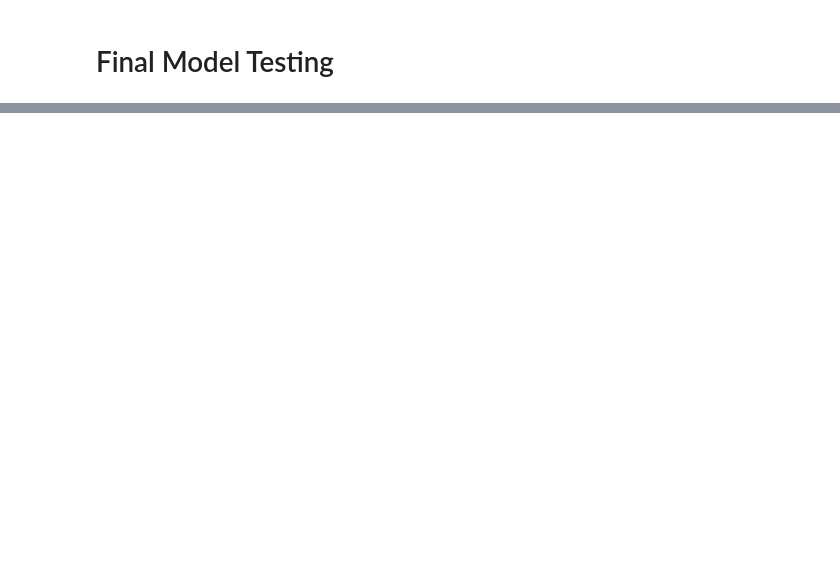
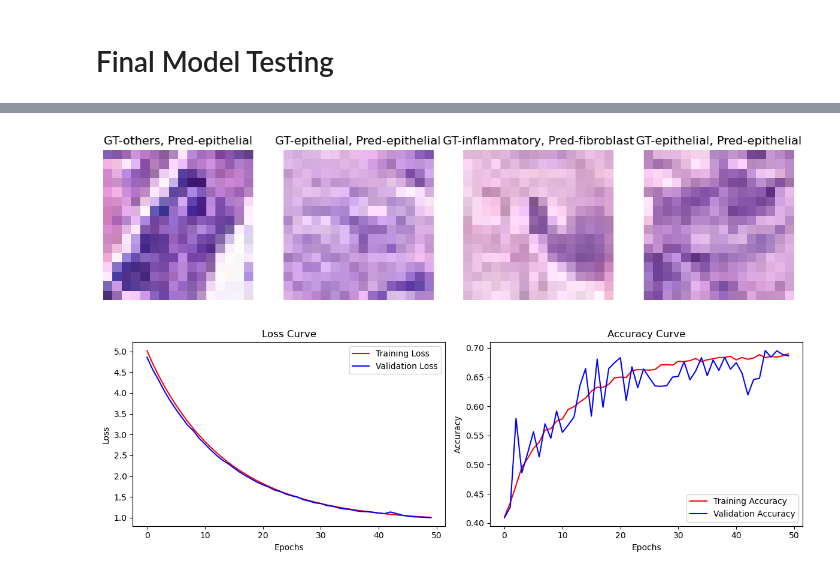
Before and after one commit to AmiruC/Machine-Learning-Cancer-Classification-Model, a Jupyter notebook: notebooks/notebook.ipynb, the cells around one changed output, grey strips where cells are left out. Saved outputs shown, nothing was run; the diff lists cells and outputs as text; code cells hidden in the pictures; blank space fills up the shorter version.

```diff
--- a/notebooks/notebook.ipynb
+++ b/notebooks/notebook.ipynb
@@ -201,2 +303,20 @@ plus use scaling
 # %% [markdown]
 # Final Model Testing
+# %%
+INPUT_DIM = (16,16,3)
+HIDDEN_LAYER_DIM = 256
+OUTPUT_CLASSES = 4
+# %%
+import tensorflow as tf
+
+tuned_model = tf.keras.Sequential([
+    tf.keras.layers.Flatten(input_shape=INPUT_DIM),
+    tf.keras.layers.Dense(HIDDEN_LAYER_DIM, activation='sigmoid', kernel_regularizer=tf.keras.regularizers.l2(0.01)),
+    tf.keras.layers.Dense(OUTPUT_CLASSES)
+])
+
+optimizer = tf.keras.optimizers.SGD(learning_rate=0.01)
+tuned_model.compile(optimizer=optimizer, loss=tf.keras.losses.CategoricalCrossentropy(from_logits=True), metrics=['categorical_accuracy'])
+tuned_model.summary()
+
+tf.keras.utils.plot_model(tuned_model, show_shapes=True)
@@ -202,0 +363,52 @@ plus use scaling
+# %%
+label_names = {'fibroblast' : 0, 'inflammatory' : 1, 'epithelial' : 2, 'others' : 3}
+# %%
+d_inv = {v: k for k, v in label_names.items()}
+plt.figure(figsize=(16,4))
+batches = 0
+for x,y in test_generator:
+        batches = batches + 1
+        y_hat = tuned_model.predict(x, verbose=0)
+        x = np.squeeze(x)
+        if batches < 5:
+            plt.subplot(1,5,batches)
+            plt.imshow(x)
+            plt.title("GT-{}, Pred-{}".format(d_inv[np.argmax(y[0])], d_inv[np.argmax(y_hat[0])] ))
+
+        else:
+            break
+
+        plt.axis('off')
+
+import matplotlib.pyplot as plt
+
+def plot_learning_curve(train_loss, val_loss, train_acc, val_acc, metric_name='Accuracy'):
+    # Plotting the Loss Curve
+    plt.figure(figsize=(12, 4))
+    plt.subplot(1, 2, 1)
+    plt.plot(train_loss, 'r-', label='Training Loss')
+    plt.plot(val_loss, 'b-', label='Validation Loss')
+    plt.xlabel('Epochs')
+    plt.ylabel('Loss')
+    plt.title('Loss Curve')
+    plt.legend()
+
+    # Plotting the Accuracy Curve
+    plt.subplot(1, 2, 2)
+    plt.plot(train_acc, 'r-', label='Training ' + metric_name)
+    plt.plot(val_acc, 'b-', label='Validation ' + metric_name)
+    plt.xlabel('Epochs')
+    plt.ylabel(metric_name)
+    plt.title('Accuracy Curve')
+    plt.legend()
+
+    plt.tight_layout()
+    plt.show()
+
+# Call the function to plot the learning curves
+plot_learning_curve(history.history['loss'], history.history['val_loss'],
+                    history.history['categorical_accuracy'], history.history['val_categorical_accuracy'],
+                    metric_name='Accuracy')
+# %% [output]
+[figure, added]
+[figure, added]
```
Also changed, not shown: parts of 18 cells of this notebook, 1 other file.
